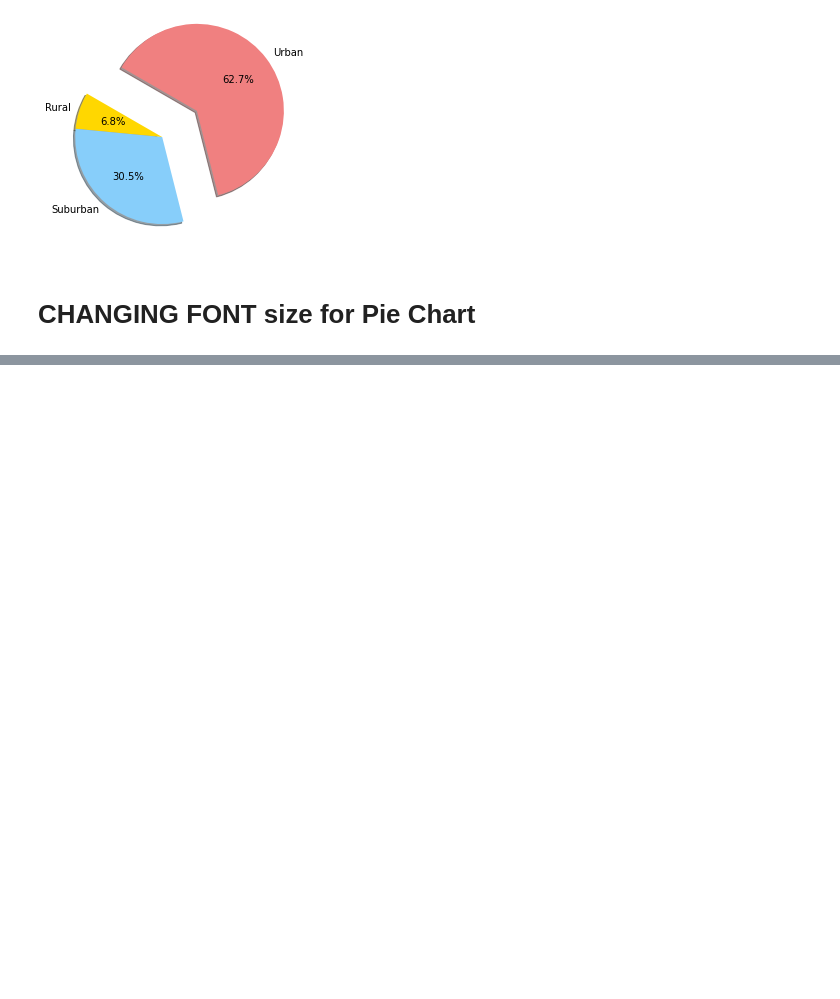
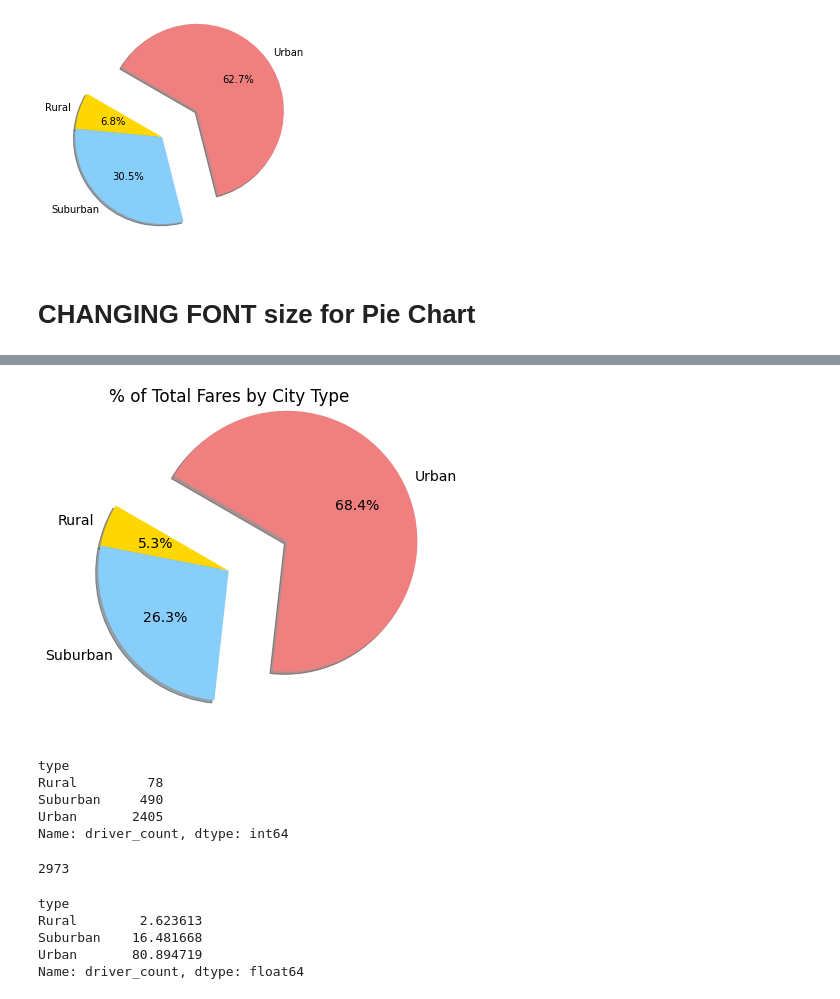
Before and after one commit to Gkmb2390/PyBer_Analysis, a Jupyter notebook: PyBer.ipynb, the cells around one changed output, grey strips where cells are left out. Cells and saved outputs as stored; diff of their text form; code cells hidden in the pictures; blank space fills up the shorter version.

```diff
--- a/PyBer.ipynb
+++ b/PyBer.ipynb
@@ -865,0 +889,43 @@ plt.show()
+# %%
+explode = 0,0,0.5
+#import mpl to change plot configurations
+import matplotlib as mpl
+#Build chart
+plt.subplots(figsize=(10,6))
+
+plt.pie(type_rides_percents, labels=["Rural", "Suburban", "Urban"],
+        explode = explode,
+        colors=['gold', 'lightskyblue', 'lightcoral'],
+        autopct='%1.1f%%',
+        shadow=True,
+        startangle=150)
+plt.title("% of Total Fares by City Type")
+
+#Change the Font Size
+mpl.rcParams['font.size'] = 14
+plt.show()
+# %% [output]
+[figure, added]
+# %%
+sum_drivers_by_type = city_data_df.groupby(["type"]).sum()["driver_count"]
+sum_drivers_by_type
+# %% [output]
+type
+Rural         78
+Suburban     490
+Urban       2405
+Name: driver_count, dtype: int64
+# %%
+total_drivers = city_data_df["driver_count"].sum()
+total_drivers
+# %% [output]
+2973
+# %%
+type_drivers_percents = sum_drivers_by_type/total_drivers *100
+type_drivers_percents
+# %% [output]
+type
+Rural        2.623613
+Suburban    16.481668
+Urban       80.894719
+Name: driver_count, dtype: float64
```
Also changed, not shown: parts of 5 cells of this notebook.
